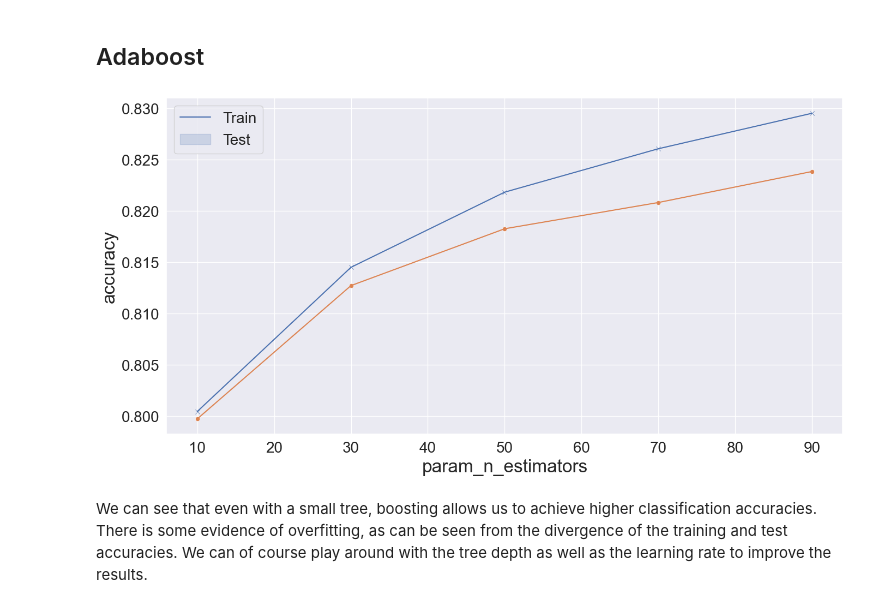
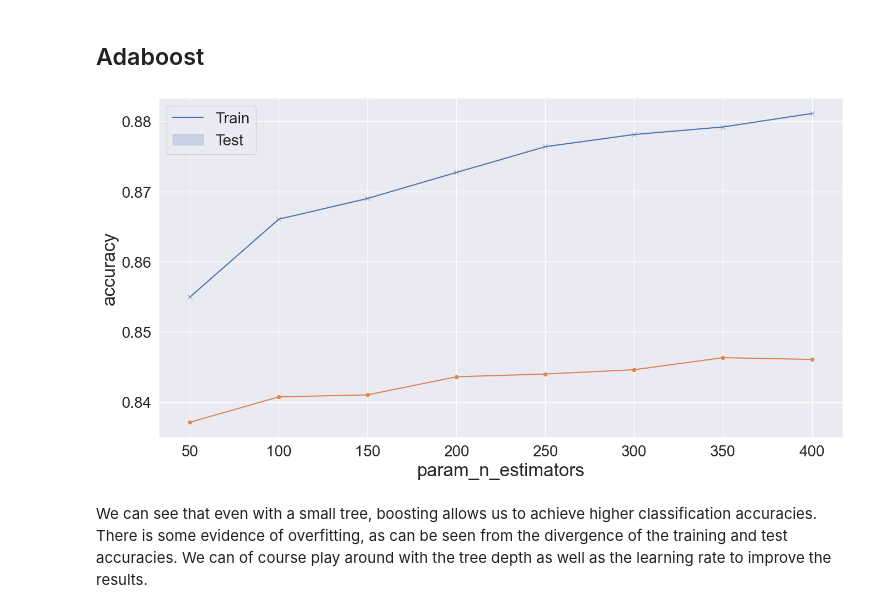
Before and after one commit to materialsvirtuallab/nano281, a Jupyter notebook: lectures/notebooks/Lecture 08 - Trees and Boosting.ipynb, the cells around one changed output. Saved outputs shown, nothing was run; the diff lists cells and outputs as text; code cells hidden in the pictures.

```diff
--- a/lectures/notebooks/Lecture 08 - Trees and Boosting.ipynb
+++ b/lectures/notebooks/Lecture 08 - Trees and Boosting.ipynb
@@ -318,25 +329,25 @@ MSE = 1.454
 
 Here, we are going to look at some ensemble learning approaches to improve the predictions of decision trees for both classification and regression. To demonstrate the impact more clearly, we will use relatively shallow trees of `max_depth=8` for classification and `max_depth=15` for regression throughout.
 # %%
-max_depth_class = 3
+max_depth_class = 8
 max_depth_reg = 15
 # %% [markdown]
 ## Adaboost
 # %%
 model = AdaBoostClassifier(DecisionTreeClassifier(random_state=0, max_depth=max_depth_class))
 
 gs = GridSearchCV(
     model,
-    param_grid={"n_estimators": range(10, 100, 20)},
+    param_grid={"n_estimators": range(50, 450, 50)},
     return_train_score=True,
     scoring="accuracy",
     cv=kfold,
 )
 gs.fit(x, y_class)
 plot_grid_search_results(gs)
 plt.ylabel("accuracy");
 # %% [output]
-[figure, old version]
+[figure, new version]
 # %% [markdown]
 We can see that even with a small tree, boosting allows us to achieve higher classification accuracies. There is some evidence of overfitting, as can be seen from the divergence of the training and test accuracies. We can of course play around with the tree depth as well as the learning rate to improve the results.
 # %% [markdown]
```
Also changed, not shown: parts of 9 cells of this notebook, 2 other files.
